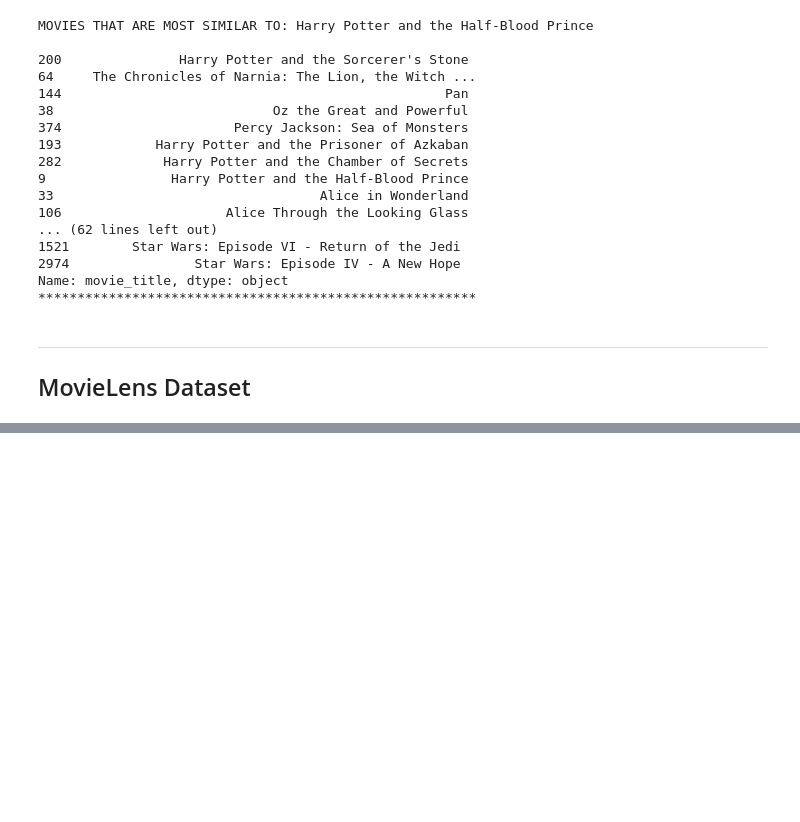
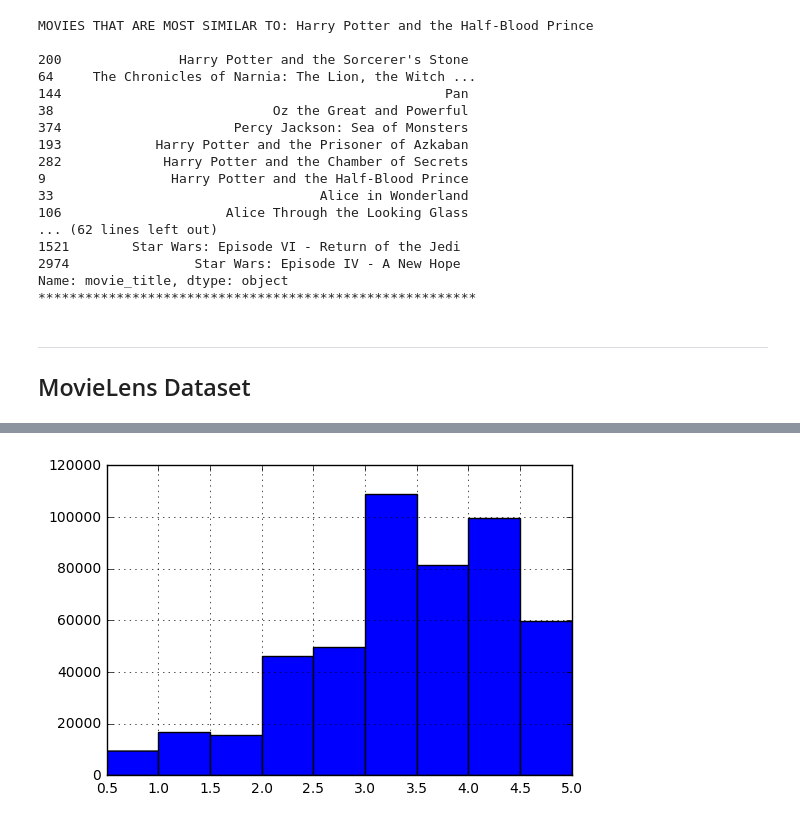
Before and after one commit to anoopctkm/machine-learning, a Jupyter notebook: projects/capstone/notebook.ipynb, the cells around one changed output, grey strips where cells are left out. Drawn from its saved outputs; the diff is of its cells as text; code cells hidden in the pictures; blank space fills up the shorter version.

```diff
--- a/projects/capstone/notebook.ipynb
+++ b/projects/capstone/notebook.ipynb
@@ -344,0 +359,5 @@ lens.head(n=5)
+# %%
+# Rating distribution
+lens.rating.hist(bins = 9);
+# %% [output]
+[figure, added]
```
Also changed, not shown: parts of 20 cells of this notebook, 3 other files.
